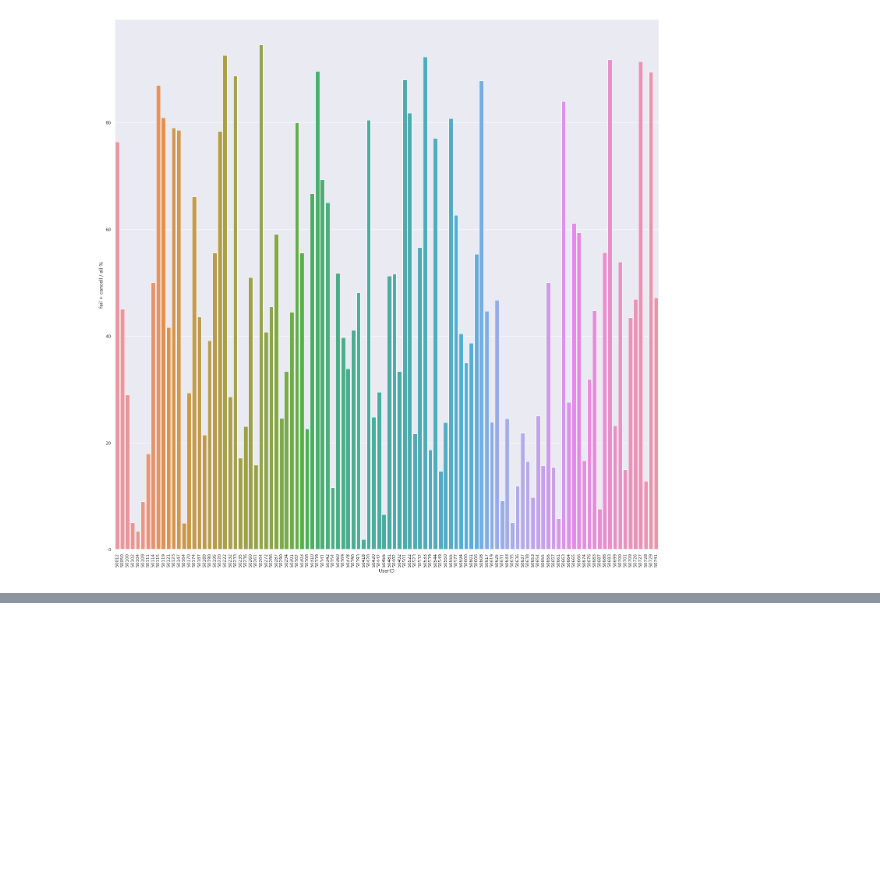
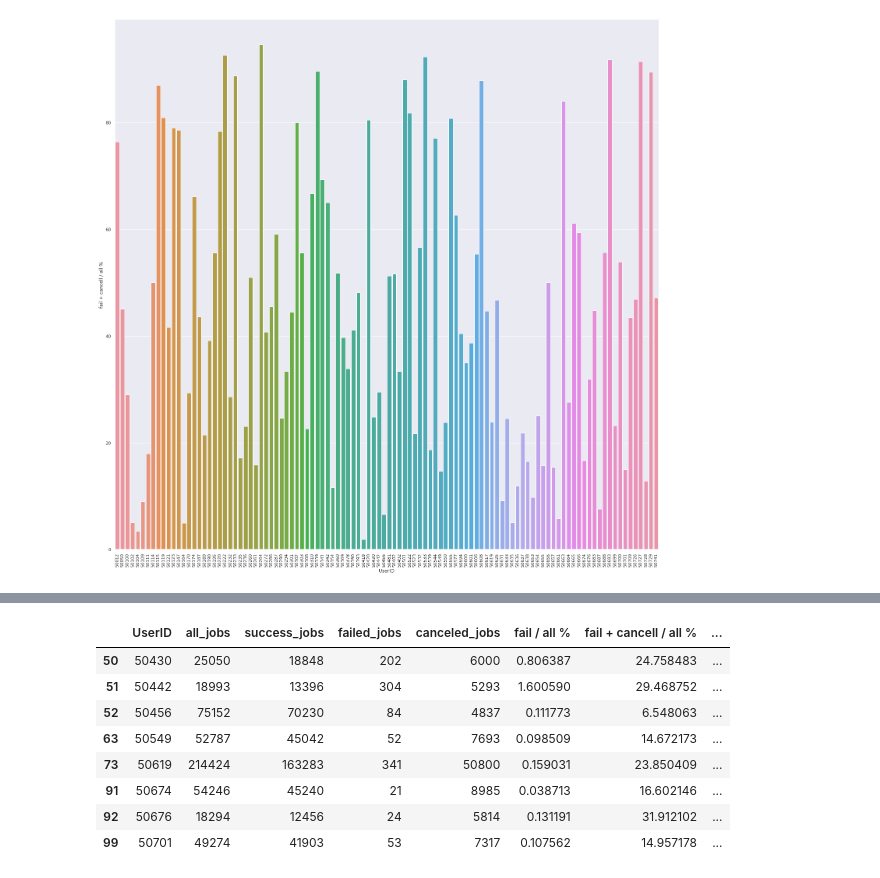
Before and after one commit to MagisterDegree/AnalysisSlurmClusterOperation, a Jupyter notebook: code/work.ipynb, the cells around one changed output, grey strips where cells are left out. Cells and saved outputs as stored; diff of their text form; code cells hidden in the pictures; blank space fills up the shorter version.

```diff
--- a/code/work.ipynb
+++ b/code/work.ipynb
@@ -186,0 +209,13 @@ display(all_group_by_user_how_has_normal_jobs)
+# %%
+all_group_by_user_how_has_many_canceled_jobs = all_group_by_user.loc[(all_group_by_user['canceled_jobs'] > 3000)]
+display(all_group_by_user_how_has_many_canceled_jobs)
+# %% [output]
+|  | UserID | all_jobs | success_jobs | failed_jobs | canceled_jobs | fail / all % | fail + cancell / all % | ... |
+| 50 | 50430 | 25050 | 18848 | 202 | 6000 | 0.806387 | 24.758483 | ... |
+| 51 | 50442 | 18993 | 13396 | 304 | 5293 | 1.600590 | 29.468752 | ... |
+| 52 | 50456 | 75152 | 70230 | 84 | 4837 | 0.111773 | 6.548063 | ... |
+| 63 | 50549 | 52787 | 45042 | 52 | 7693 | 0.098509 | 14.672173 | ... |
+| 73 | 50619 | 214424 | 163283 | 341 | 50800 | 0.159031 | 23.850409 | ... |
+| 91 | 50674 | 54246 | 45240 | 21 | 8985 | 0.038713 | 16.602146 | ... |
+| 92 | 50676 | 18294 | 12456 | 24 | 5814 | 0.131191 | 31.912102 | ... |
+| 99 | 50701 | 49274 | 41903 | 53 | 7317 | 0.107562 | 14.957178 | ... |
```
Also changed, not shown: parts of 11 cells of this notebook.
